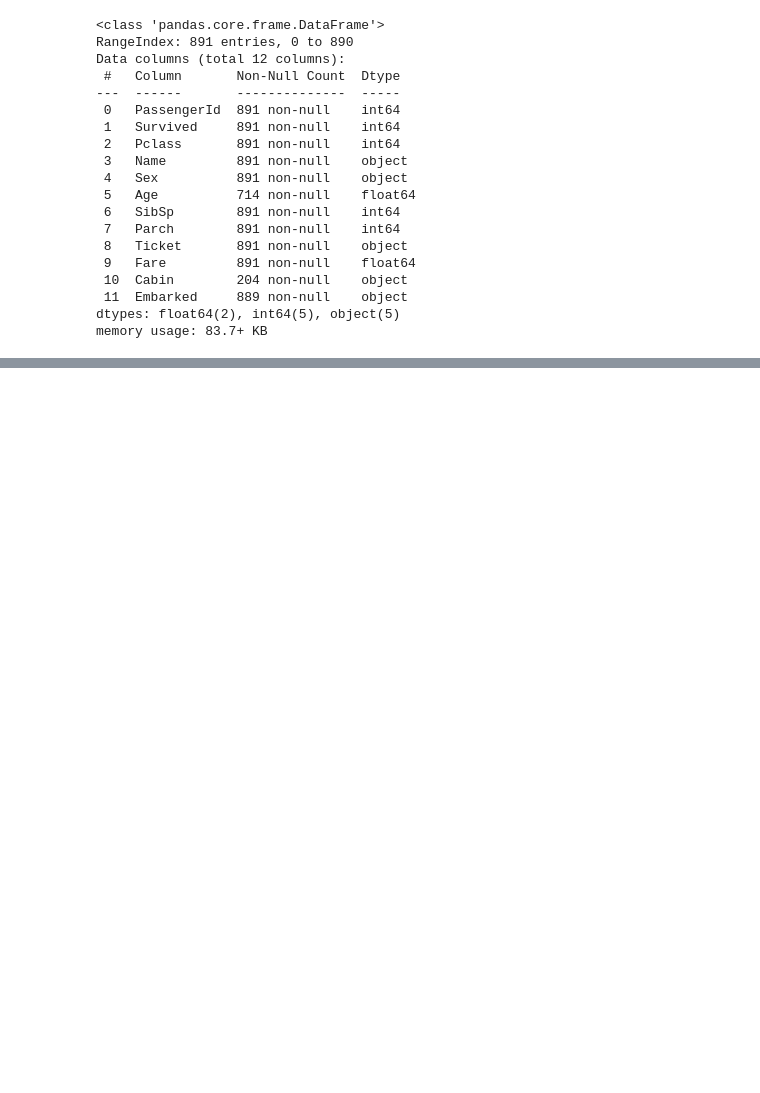
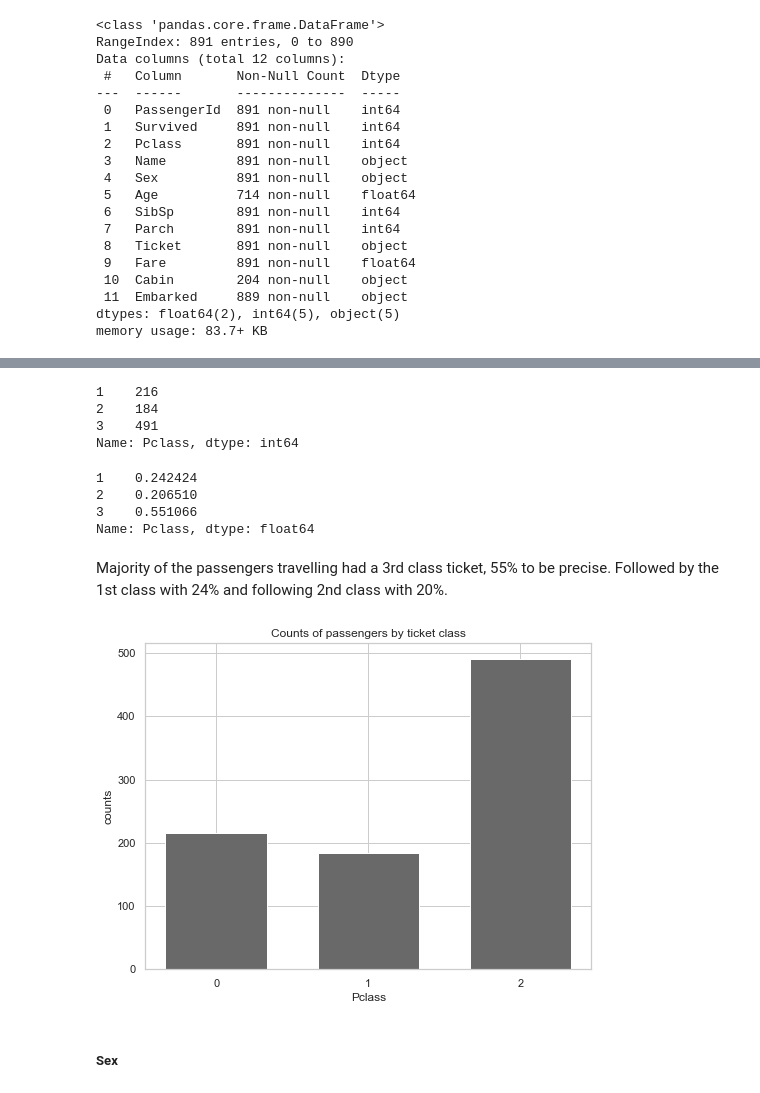
Before and after one commit to jay619/Kaggle-Competitions, a Jupyter notebook: 1-Titanic/src/titanic.ipynb, the cells around one changed output, grey strips where cells are left out. Saved outputs shown, nothing was run; the diff lists cells and outputs as text; code cells hidden in the pictures; blank space fills up the shorter version.

```diff
--- a/1-Titanic/src/titanic.ipynb
+++ b/1-Titanic/src/titanic.ipynb
@@ -233,0 +114,35 @@ plt.show()
+# %%
+counts = train['Pclass'].value_counts().sort_index()
+counts
+# %% [output]
+1    216
+2    184
+3    491
+Name: Pclass, dtype: int64
+# %%
+train['Pclass'].value_counts(normalize=True).sort_index()
+# %% [output]
+1    0.242424
+2    0.206510
+3    0.551066
+Name: Pclass, dtype: float64
+# %% [markdown]
+Majority of the passengers travelling had a 3rd class ticket, 55% to be precise. Followed by the 1st class with 24% and following 2nd class with 20%.
+# %%
+width = 1/1.5
+
+figure = plt.figure(figsize=(8,6))
+
+axes = figure.add_subplot(1,1,1)
+
+axes.bar(range(len(counts)), counts, width, color="dimgray", align="center")
+axes.set_xticks(range(len(counts)))
+axes.set_title('Counts of passengers by ticket class')
+axes.set_xlabel('Pclass')
+axes.set_ylabel('counts')
+plt.show()
+plt.close()
+# %% [output]
+[figure, added]
+# %% [markdown]
+##### Sex
```
Also changed, not shown: parts of 41 cells of this notebook, 1 other file.
